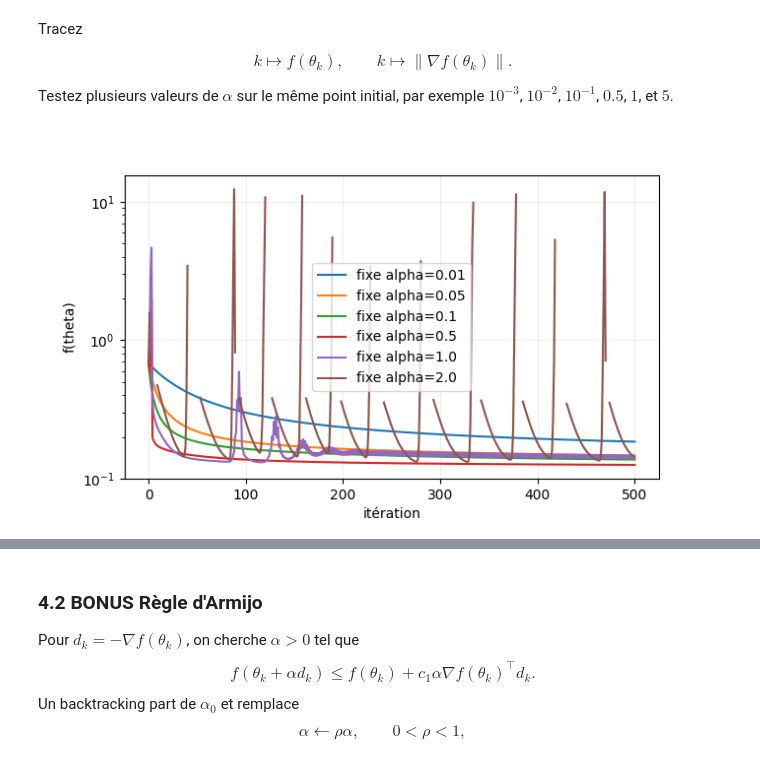
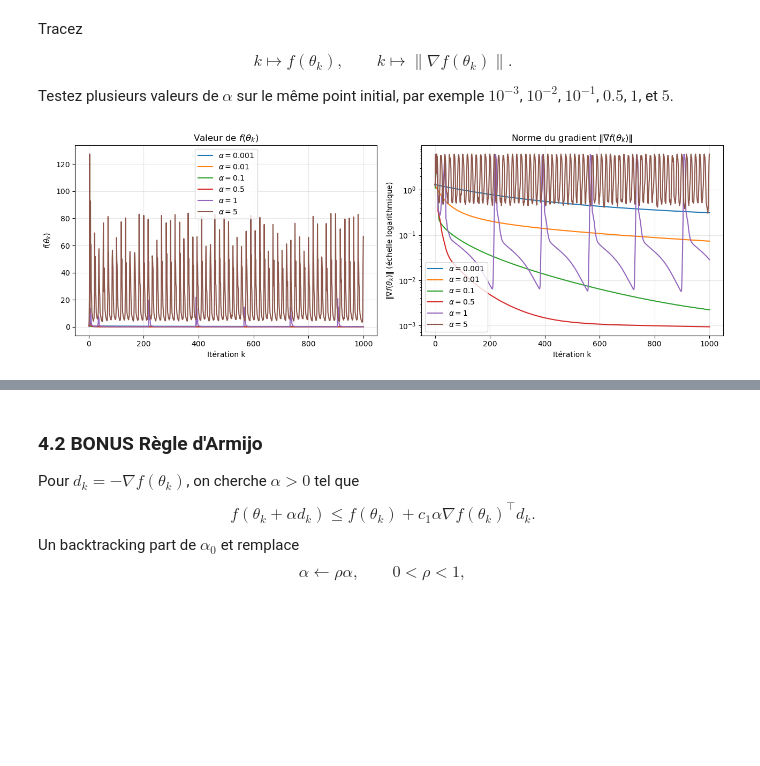
Before and after one commit to zhuojade124-dot/project_MDC, a Jupyter notebook: code/Projet_QuickDraw_Sujet.ipynb, the cells around one changed output, grey strips where cells are left out. Drawn from its saved outputs; the diff is of its cells as text; code cells hidden in the pictures; blank space fills up the shorter version.

```diff
--- a/code/Projet_QuickDraw_Sujet.ipynb
+++ b/code/Projet_QuickDraw_Sujet.ipynb
@@ -293,10 +329,22 @@ Vérifiez soigneusement les dimensions de toutes les quantités dans l'expressio
 Complétez le code ci-dessous.
 # %%
 def objective(theta, Xb, y, lmbda=1e-2):
-    # TODO
-    ...
+    p = sigmoid(Xb @ theta)
+    eps = 1e-15
+    p = np.clip(p, eps, 1 - eps)
+
+    data_loss = np.mean(
+        -y * np.log(p) - (1 - y) * np.log(1 - p)
+    )
+
+    w = theta[:-1]
+    regularization = lmbda / 2 * np.sum(w ** 2)
+
+    return data_loss + regularization
 
 
 def grad_objective(theta, Xb, y, lmbda=1e-2):
-    # TODO
-    ...
+    p = sigmoid(Xb @ theta)
+    grad = Xb.T @ (p - y) / len(y)
+    grad[:-1] += lmbda * theta[:-1]
+    return grad
@@ -361,19 +495,56 @@ $$
 
 Testez plusieurs valeurs de $\alpha$ sur le même point initial, par exemple $10^{-3}$, $10^{-2}$, $10^{-1}$, $0.5$, $1$, et $5$.
 # %%
+import numpy as np
+import matplotlib.pyplot as plt
+
 lmbda = 1e-2
+f_train = lambda theta: objective(theta, X_train_b, y_train, lmbda=lmbda)
+g_train = lambda theta: grad_objective(theta, X_train_b, y_train, lmbda=lmbda)
 
-theta0 = np.zeros(
-    X_train_b.shape[1]
-)
-
-# Quelques pas à comparer
+# Même point initial pour tous les pas
+theta0 = np.zeros(X_train_b.shape[1])
+alphas = [1e-3, 1e-2, 1e-1, 0.5, 1, 5]
 fixed_results = {}
 
-for alpha in [0.01, 0.05, 0.1, 0.5,1.,2.]:
+for alpha in alphas:
+    fixed_results[alpha] = gradient_descent_fixed(
+        f_train, g_train, theta0, alpha=alpha,
+        tol=1e-5, max_iter=1000,
+    )
+fixed_step_results = fixed_results.copy()
 
-    fixed_results[alpha] = ...
+fig, axes = plt.subplots(1, 2, figsize=(13, 4.5))
 
-# TODO — tracer les historiques
+for alpha, result in fixed_results.items():
+    k_f = np.arange(len(result["f"]))
+    k_g = np.arange(len(result["grad_norm"]))
+    axes[0].plot(k_f, result["f"], label=fr"$\alpha={alpha:g}$")
+    axes[1].semilogy(
+        k_g,
+        np.maximum(result["grad_norm"], np.finfo(float).tiny),
+        label=fr"$\alpha={alpha:g}$",
+    )
+
+axes[0].set_title(r"Valeur de $f(\theta_k)$")
+axes[0].set_xlabel("Itération k")
+axes[0].set_ylabel(r"$f(\theta_k)$")
+axes[1].set_title(r"Norme du gradient $\|\nabla f(\theta_k)\|$")
+axes[1].set_xlabel("Itération k")
+axes[1].set_ylabel(r"$\|\nabla f(\theta_k)\|$ (échelle logarithmique)")
+
+for ax in axes:
+    ax.grid(True, alpha=0.3)
+    ax.legend()
+
+fig.tight_layout()
+plt.show()
+
+for alpha, result in fixed_results.items():
+    print(
+        f"alpha={alpha:g} : {result['iterations']} itérations, "
+        f"f final={result['f'][-1]:.6g}, "
+        f"||grad f|| final={result['grad_norm'][-1]:.3e}"
+    )
 # %% [output]
-[figure, old version]
+[figure, new version]
```
Also changed, not shown: parts of 35 cells of this notebook, 5 other files.
